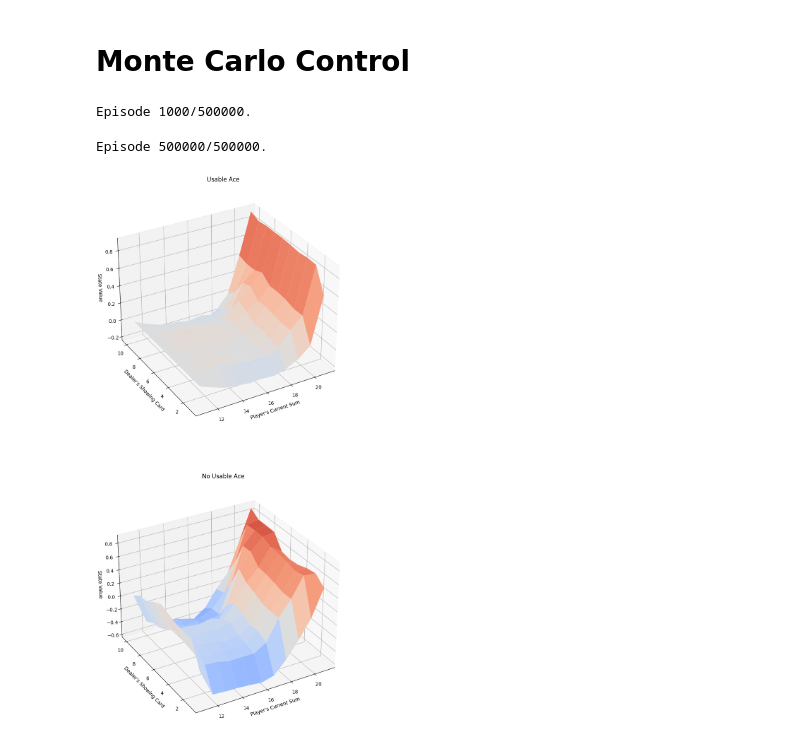
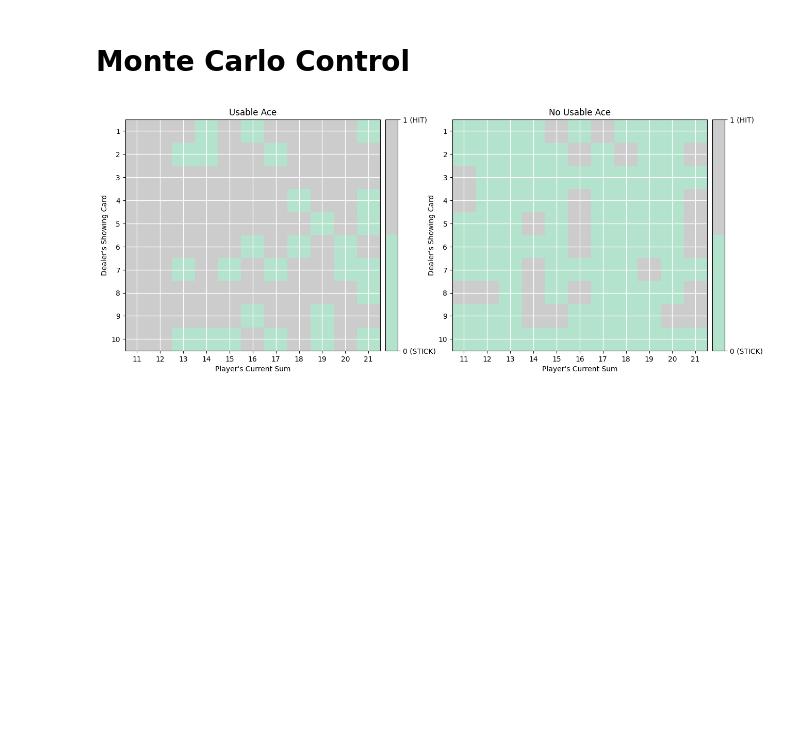
Before and after one commit to JeannesTheo/MonteCarlo, a Jupyter notebook: Control.ipynb, the cells around one changed output. Drawn from its saved outputs; the diff is of its cells as text; code cells hidden in the pictures; blank space fills up the shorter version.

```diff
--- a/Control.ipynb
+++ b/Control.ipynb
@@ -75,0 +80,6 @@ def update_Q(episode, Q, alpha, gamma):
+# %%
+def epsilon_greedy(Q, epsilon, nA):
+    if np.random.rand() < epsilon:
+        return np.random.choice(nA)  # Choose a random action with probability epsilon
+    else:
+        return np.argmax(Q)  # Choose the action with the highest estimated value according to Q
@@ -94,28 +142,30 @@ def play_game(env, Q, epsilon, nA):
             break
     return episode
 # %%
-def mc_control(env, num_episodes):
-    """
+ """
     main method. Iterates through episodes updating epsilon after each, retrieves the list of states, actions
     and rewards from the last episode and use them to calculate the updated Q values
     """
-    epsilon = 1.0
+def mc_control(env, num_episodes,first_visit=True):
+    epsilon = .8
     eps_min = 0.01
-    decay = 0.9999
+    decay = 0.99
     alpha = 0.001
-    gamma = 1.0
+    gamma = .8
 
     nA = env.action_space.n
     Q = defaultdict(lambda: np.zeros(nA))
     for i_episode in range(1, num_episodes+1):
         if i_episode % 1000 == 0:
-            print("\rEpisode {}/{}.".format(i_episode, num_episodes), end="")
+            print("\rEpisode {}/{}. {}".format(i_episode, num_episodes,first_visit), end="")
             sys.stdout.flush()
-
         epsilon = max(epsilon*decay, eps_min)
-        episode = play_game(env, Q, epsilon, nA)
-        Q = update_Q(episode, Q, alpha, gamma)
-
+        if first_visit:
+            episode = play_game_first_visit(env, Q, epsilon, nA)
+            Q = update_Q_first_visit(episode, Q, alpha, gamma)
+        else:
+            episode = play_game_every_visit(env, Q, epsilon, nA)
+            Q = update_Q_every_visit(episode, Q, alpha, gamma)
     policy = best_policy(Q)
     return policy, Q
 # %%
@@ -194,8 +249,7 @@ def mc_control_importance_sampling(env, num_episodes, behavior_policy, discount_
 # %%
-policy, Q = mc_control(env, 500000)
-V = dict((k,np.max(v)) for k, v in Q.items())
-plot_blackjack_values(V)
+# launch_method(500000)
+policy, Q = mc_control(env, 300)
+V = dict((k, np.max(v)) for k,v in Q.items())
+plot_policy(V)
 # %% [output]
-Episode 1000/500000.
-Episode 500000/500000.
-[figure, old version]
+[figure, new version]
```
Also changed, not shown: parts of 12 cells of this notebook, 2 other files.
